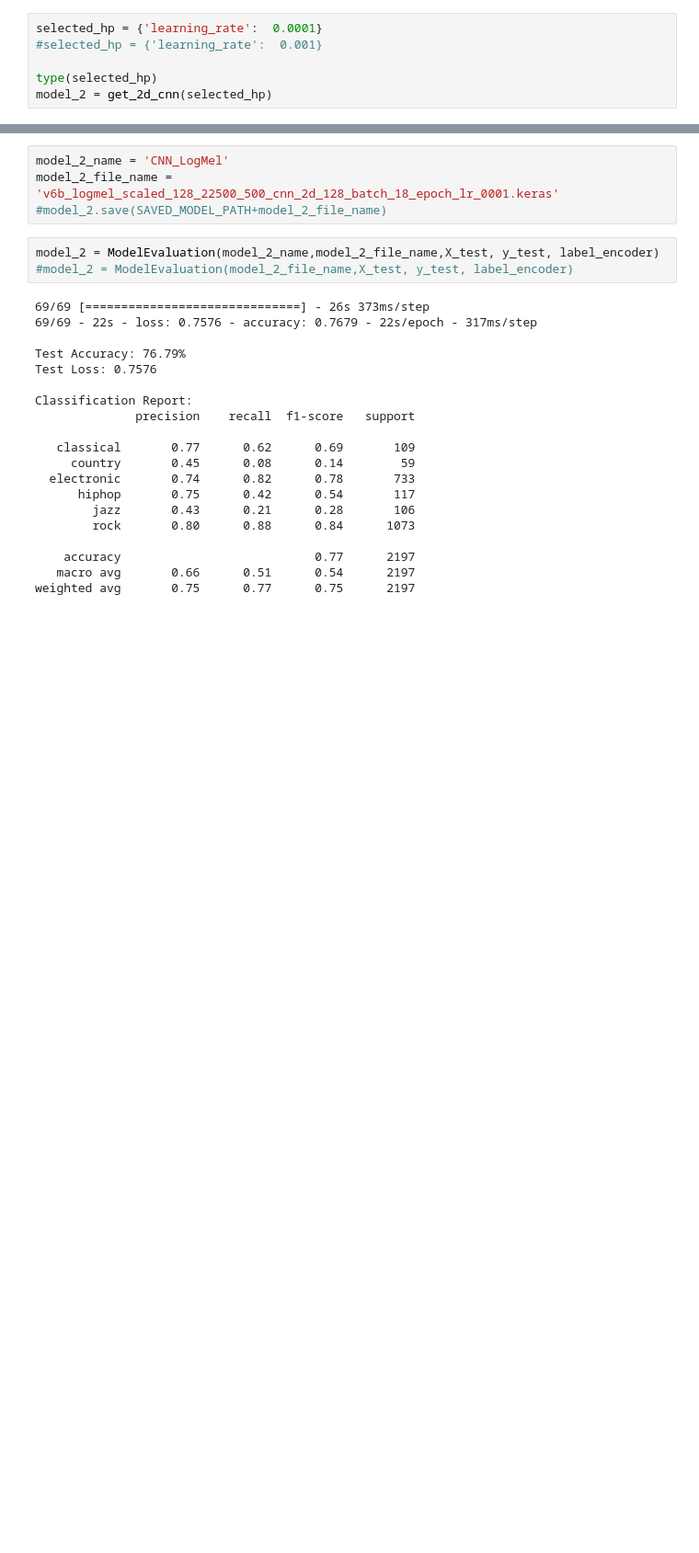
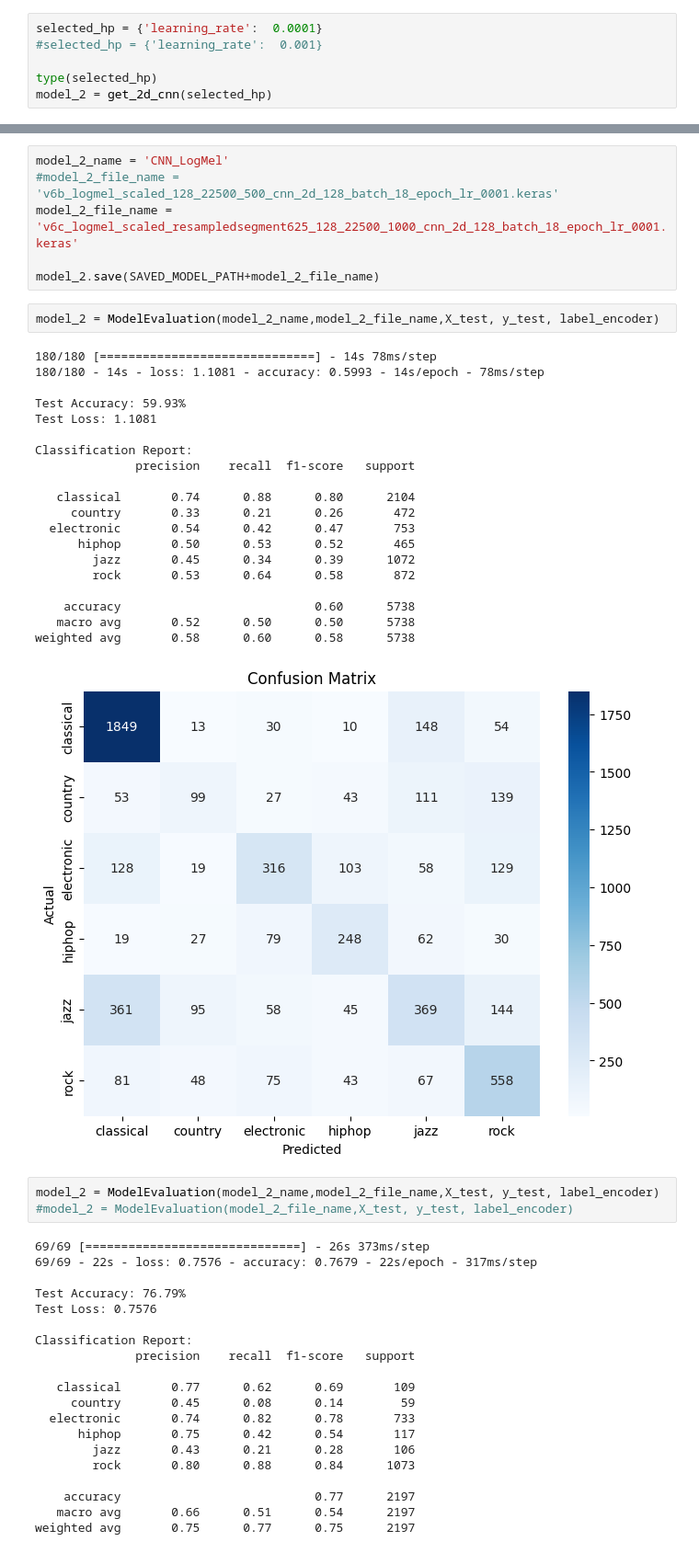
Before and after one commit to BMurp/music_modeling_capstone, a Jupyter notebook: notebooks/00_featured_notebooks/deep_learning_model_training.ipynb, the cells around one changed output, grey strips where cells are left out. Shown at 92% size. Drawn from its saved outputs; the diff is of its cells as text; blank space fills up the shorter version.

```diff
--- a/notebooks/00_featured_notebooks/deep_learning_model_training.ipynb
+++ b/notebooks/00_featured_notebooks/deep_learning_model_training.ipynb
@@ -181,7 +322,32 @@ plot_training_history(history)
 # %%
 model_2_name = 'CNN_LogMel'
-model_2_file_name = 'v6b_logmel_scaled_128_22500_500_cnn_2d_128_batch_18_epoch_lr_0001.keras'
-#model_2.save(SAVED_MODEL_PATH+model_2_file_name)
+#model_2_file_name = 'v6b_logmel_scaled_128_22500_500_cnn_2d_128_batch_18_epoch_lr_0001.keras'
+model_2_file_name = 'v6c_logmel_scaled_resampledsegment625_128_22500_1000_cnn_2d_128_batch_18_epoch_lr_0001.keras'
+
+model_2.save(SAVED_MODEL_PATH+model_2_file_name)
+# %%
+model_2 = ModelEvaluation(model_2_name,model_2_file_name,X_test, y_test, label_encoder)
+# %% [output]
+180/180 [==============================] - 14s 78ms/step
+180/180 - 14s - loss: 1.1081 - accuracy: 0.5993 - 14s/epoch - 78ms/step
+
+Test Accuracy: 59.93%
+Test Loss: 1.1081
+
+Classification Report:
+              precision    recall  f1-score   support
+
+   classical       0.74      0.88      0.80      2104
+     country       0.33      0.21      0.26       472
+  electronic       0.54      0.42      0.47       753
+      hiphop       0.50      0.53      0.52       465
+        jazz       0.45      0.34      0.39      1072
+        rock       0.53      0.64      0.58       872
+
+    accuracy                           0.60      5738
+   macro avg       0.52      0.50      0.50      5738
+weighted avg       0.58      0.60      0.58      5738
+[figure, added]
 # %%
 model_2 = ModelEvaluation(model_2_name,model_2_file_name,X_test, y_test, label_encoder)
 #model_2 = ModelEvaluation(model_2_file_name,X_test, y_test, label_encoder)
```
Also changed, not shown: parts of 20 cells of this notebook, 11 other files.
